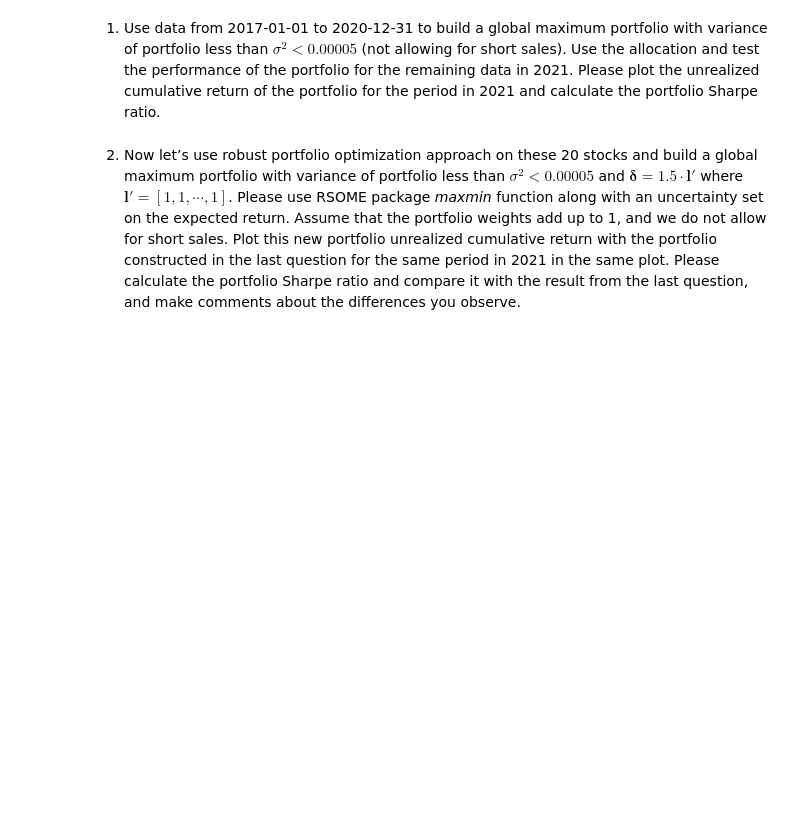
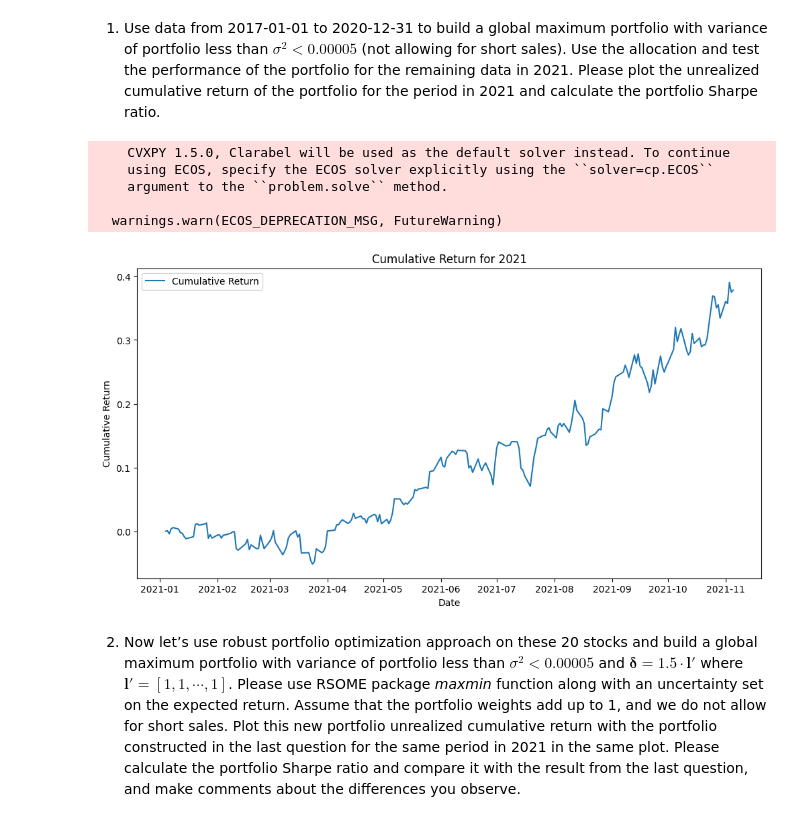
Before and after one commit to bs333/fe-670, a Jupyter notebook: FE670 - Homework/FE670 - Homework #3/FE670 - Homework #3.ipynb, the cells around one changed output. Saved outputs shown, nothing was run; the diff lists cells and outputs as text; code cells hidden in the pictures; blank space fills up the shorter version.

Commit message:
Finish Step 1 of Problem 2.

```diff
--- a/FE670 - Homework/FE670 - Homework #3/FE670 - Homework #3.ipynb
+++ b/FE670 - Homework/FE670 - Homework #3/FE670 - Homework #3.ipynb
@@ -297,5 +297,66 @@ $$
 You are given a dataset that contains the daily closing price of 20 stocks for the period of 2017-2021 (in SP20-2017-2021.csv). Please use RSOME python package to complete this assignment. An example of how to formulate a robust optimization problem is provided in Python project file (portfolio robust optimization.ipynb). Please answer the following questions using the dataset:
 # %% [markdown]
 1. Use data from 2017-01-01 to 2020-12-31 to build a global maximum portfolio with variance of portfolio less than $\sigma^2 < 0.00005$  (not allowing for short sales). Use the allocation and test the performance of the portfolio for the remaining data in 2021. Please plot the unrealized cumulative return of the portfolio for the period in 2021 and calculate the portfolio Sharpe ratio.
+# %%
+import cvxpy as cp
+import numpy as np
+import pandas as pd
+
+# Load your data
+data = pd.read_csv('SP20-2017-2021_Updated.csv', index_col='Date', parse_dates=True)
+data = data.fillna(method='ffill').fillna(method='bfill')
+training_data = data.loc['2017-01-01':'2020-12-31']
+testing_data = data.loc['2021-01-01':]
+daily_returns = training_data.pct_change().dropna()
+
+# Calculate expected returns and covariance matrix
+expected_returns = daily_returns.mean()
+covariance_matrix = daily_returns.cov()
+
+# Portfolio weights variable
+n_assets = len(expected_returns)
+w = cp.Variable(n_assets)
+
+# Define the objective function
+delta = np.full(n_assets, 0.001)  # Estimation error
+objective = cp.Maximize(expected_returns.values @ w - delta @ cp.abs(w))
+
+# Define the constraints
+constraints = [
+    cp.quad_form(w, covariance_matrix.values) <= 0.00005,  # Variance constraint
+    cp.sum(w) == 1,  # Sum of weights to 1
+    w >= 0  # No short selling
+]
+
+# Define and solve the problem
+problem = cp.Problem(objective, constraints)
+problem.solve()
+
+# Apply the obtained weights to the 2021 data
+testing_returns = testing_data.pct_change().fillna(0)
+portfolio_returns_2021 = testing_returns @ w.value
+
+# Calculate cumulative return for 2021
+cumulative_return_2021 = (1 + portfolio_returns_2021).cumprod() - 1
+
+# Calculate the Sharpe ratio
+mean_return_2021 = portfolio_returns_2021.mean()
+std_dev_2021 = portfolio_returns_2021.std()
+sharpe_ratio_2021 = mean_return_2021 / std_dev_2021
+
+plt.figure(figsize=(12, 6))
+plt.plot(cumulative_return_2021, label='Cumulative Return')
+plt.title('Cumulative Return for 2021')
+plt.xlabel('Date')
+plt.ylabel('Cumulative Return')
+plt.legend()
+plt.show()
+# %% [output]
+    CVXPY 1.5.0, Clarabel will be used as the default solver instead. To continue
+    using ECOS, specify the ECOS solver explicitly using the ``solver=cp.ECOS``
+    argument to the ``problem.solve`` method.
+
+  warnings.warn(ECOS_DEPRECATION_MSG, FutureWarning)
+[figure, added]
 # %% [markdown]
 2. Now let’s use robust portfolio optimization approach on these 20 stocks and build a global maximum portfolio with variance of portfolio less than $\sigma^2 < 0.00005$ and $\boldsymbol{\delta} = 1.5 \cdot \mathbf{l'}$ where $\mathbf{l'} = [1, 1, \cdots, 1]$. Please use RSOME package *maxmin* function along with an uncertainty set on the expected return. Assume that the portfolio weights add up to 1, and we do not allow for short sales. Plot this new portfolio unrealized cumulative return with the portfolio constructed in the last question for the same period in 2021 in the same plot. Please calculate the portfolio Sharpe ratio and compare it with the result from the last question, and make comments about the differences you observe.
```
Also changed, not shown: 1 other file.
